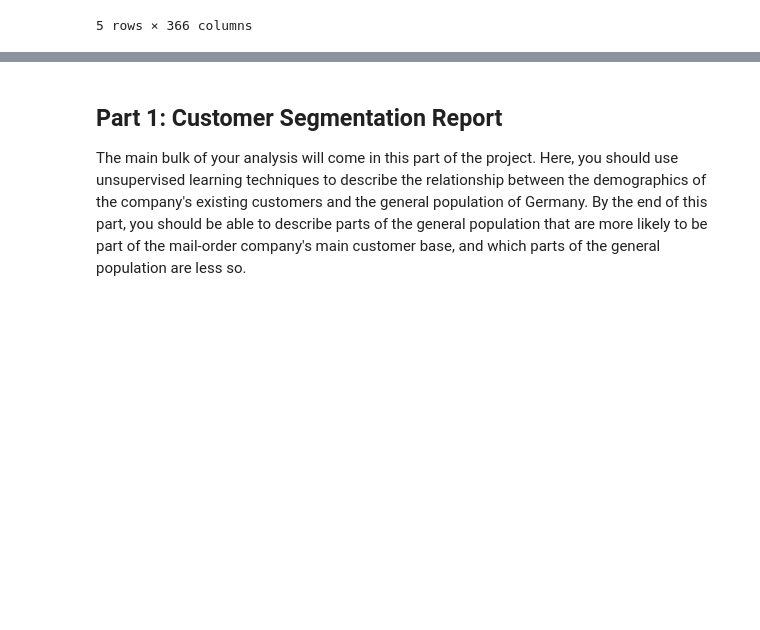
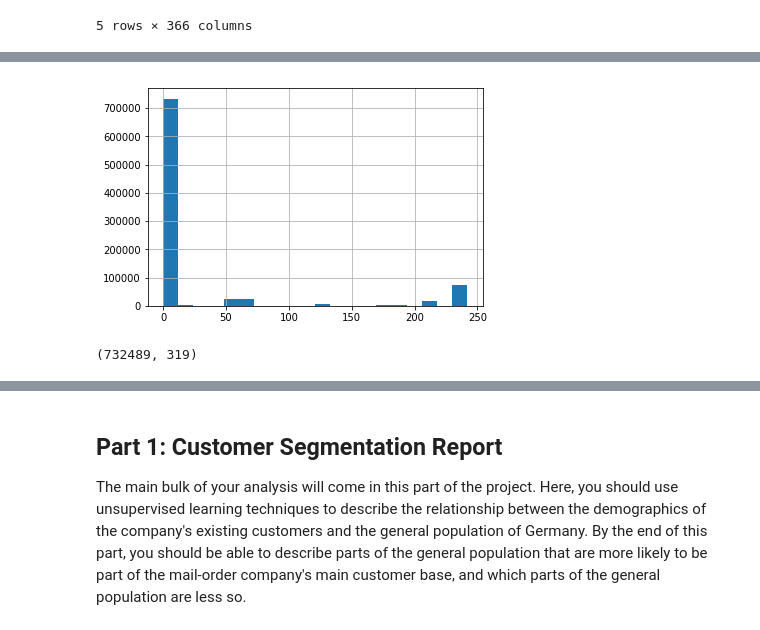
Before and after one commit to ursulahneumann/Arvato_capstone, a Jupyter notebook: Arvato_capstone.ipynb, the cells around one changed output, grey strips where cells are left out. Cells and saved outputs as stored; diff of their text form; code cells hidden in the pictures; blank space fills up the shorter version.

```diff
--- a/Arvato_capstone.ipynb
+++ b/Arvato_capstone.ipynb
@@ -257,0 +293,6 @@ pickle.dump(unknowns, open("unknowns.pickle", "wb"))
+# %%
+# Remove columns which have > 200000 missing values
+cols_to_drop = azdias.columns[col_na > 200000]
+print(cols_to_drop)
+azdias.drop(cols_to_drop, axis=1, inplace = True)
+azdias.shape
@@ -257,0 +320,5 @@ pickle.dump(unknowns, open("unknowns.pickle", "wb"))
+# %%
+# How much data is missing in each row of the dataset?
+# Create series containing number of missing rows and print a few rows
+row_na = azdias.shape[1] - azdias.count(axis = 1)
+row_na.head()
@@ -257,0 +345,12 @@ pickle.dump(unknowns, open("unknowns.pickle", "wb"))
+# %%
+# Plot histogram of number of missing values
+row_na.hist(bins=20);
+# %% [output]
+[figure, added]
+# %%
+# Remove rows which contain more than 10 missing values per row
+rows_to_drop = azdias.index[row_na > 10]
+azdias.drop(rows_to_drop, axis=0, inplace = True)
+azdias.shape
+# %% [output]
+(732489, 319)
```
Also changed, not shown: parts of 13 cells of this notebook.
